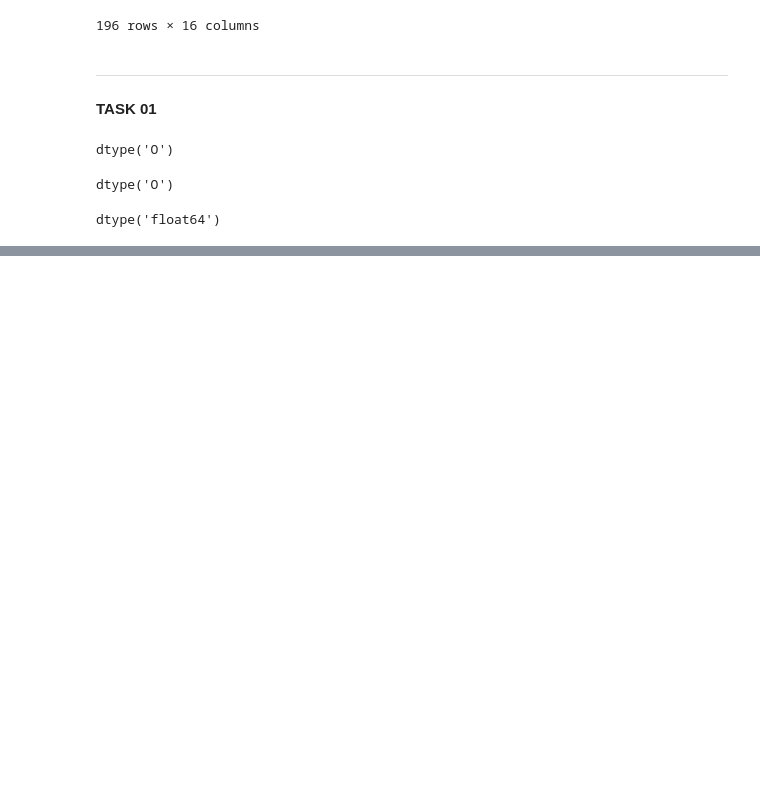
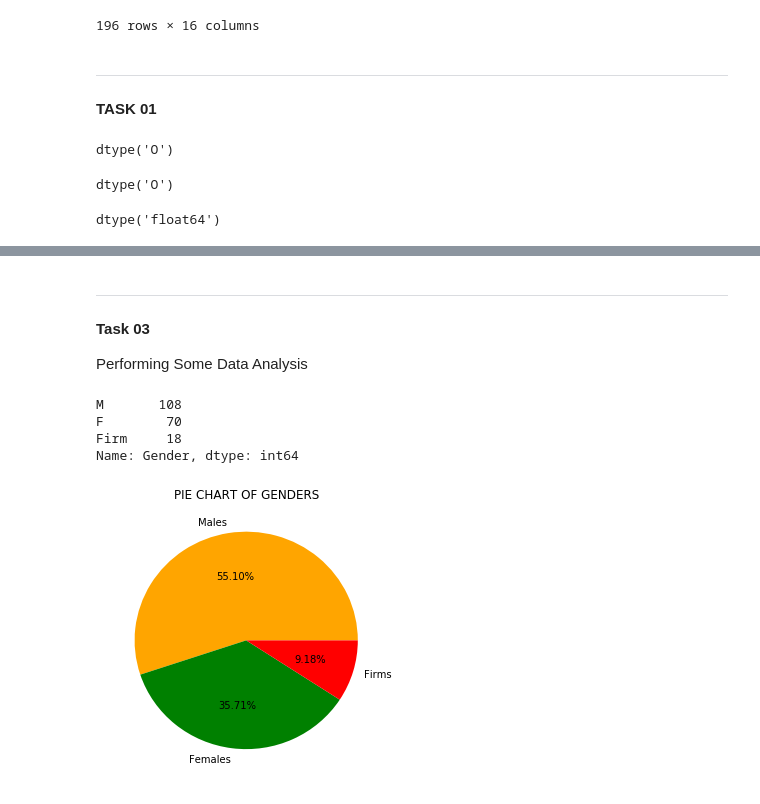
Before and after one commit to Salmankh3/Saylani_DS, a Jupyter notebook: DS_Class36.ipynb, the cells around one changed output, grey strips where cells are left out. Drawn from its saved outputs; the diff is of its cells as text; code cells hidden in the pictures; blank space fills up the shorter version.

```diff
--- a/DS_Class36.ipynb
+++ b/DS_Class36.ipynb
@@ -66,0 +90,2 @@ dtype('float64')
+# %%
+customer["Deal satisfaction"].dropna(inplace=True)
@@ -66,0 +140,2 @@ dtype('float64')
+# %%
+customer["Gender"].fillna("Firm", inplace=True)
@@ -66,0 +162,22 @@ dtype('float64')
+# %% [markdown]
+---------------------------------------------------
+# %% [markdown]
+<b>Task 03</b>
+
+Performing Some Data Analysis
+# %%
+customer["Gender"].value_counts()
+# %% [output]
+M       108
+F        70
+Firm     18
+Name: Gender, dtype: int64
+# %%
+# Pie Chart Of Genders
+
+plt.figure(figsize=(5,5))
+plt.title("PIE CHART OF GENDERS")
+plt.pie(customer["Gender"].value_counts(),colors=["orange","green","red"],autopct="%1.2f%%",labels=["Males","Females","Firms"])
+plt.show()
+# %% [output]
+[figure, added]
```
Also changed, not shown: parts of 29 cells of this notebook.
